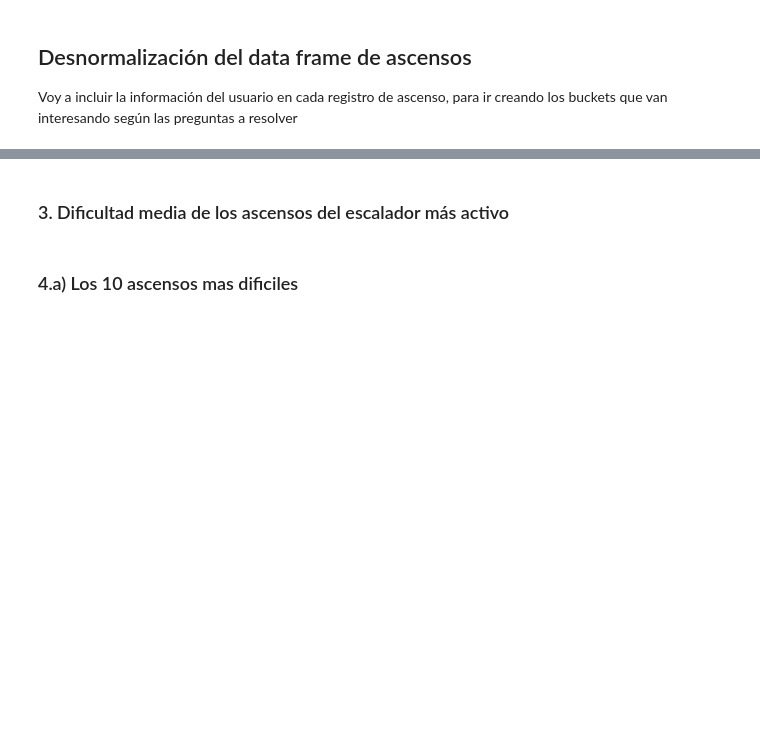
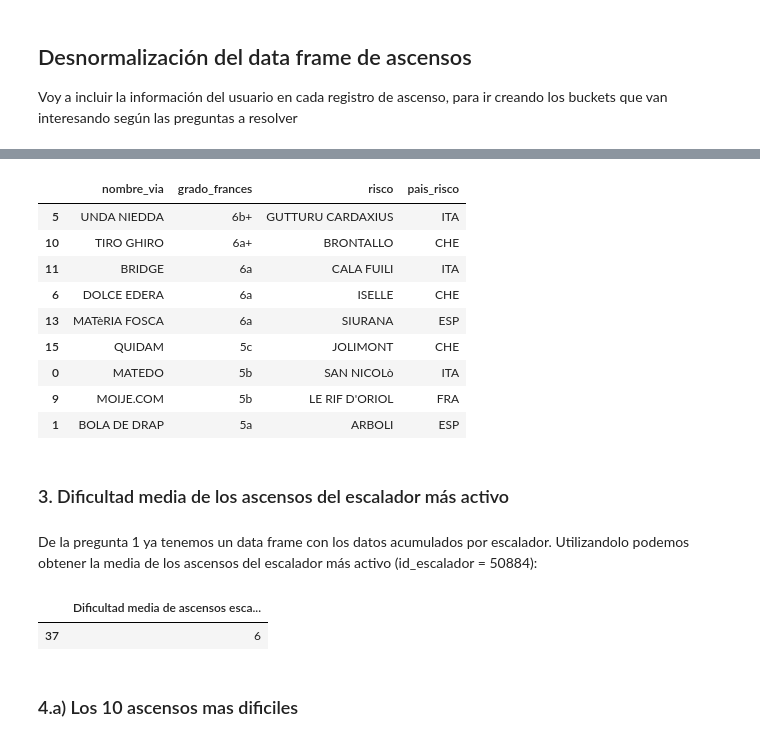
Before and after one commit to jmsanchezff/datahack_practica_bbdd, a Jupyter notebook: Riak.ipynb, the cells around one changed output, grey strips where cells are left out. Saved outputs shown, nothing was run; the diff lists cells and outputs as text; code cells hidden in the pictures; blank space fills up the shorter version.

```diff
--- a/Riak.ipynb
+++ b/Riak.ipynb
@@ -162,0 +114,10 @@ for ascensoJson in ascensosJson:
+# %%
+BUCKET_ASCENSOS = 'ascensos'
+bucket_ascensos = cliente.bucket(BUCKET_ASCENSOS)
+drop_keys(bucket_ascensos)
+
+for ascensoJson in ascensosJson:
+    key = uuid.uuid1().hex
+    ascenso = bucket_ascensos.new(key, ascensoJson)
+    ascenso.add_index('idx_IdEscalador_int', ascensoJson["id_escalador"])
+    ascenso.store()
@@ -162,0 +126,8 @@ for ascensoJson in ascensosJson:
+# %%
+BUCKET_DIFICULTADES = 'dificultades'
+bucket_dificultades = cliente.bucket(BUCKET_DIFICULTADES)
+drop_keys(bucket_dificultades)
+
+for dificultadJson in dificultadesJson:
+    dificultad = bucket_dificultades.new(str(dificultadJson["id_dificultad"]), dificultadJson)
+    dificultad.store()
@@ -162,0 +160,8 @@ for ascensoJson in ascensosJson:
+# %%
+filasDificultades = []
+for keys in bucket_dificultades.stream_keys():
+    for key in keys:
+        filasDificultades.append(bucket_dificultades.get(key).data)
+
+df_bucket_dificultades = json_to_pandas(filasDificultades);
+df_bucket_dificultades.head(3)
@@ -163,5 +215,42 @@ for ascensoJson in ascensosJson:
+# %%
+filasAscensos = []
+streamIndex = bucket_ascensos.stream_index("idx_IdEscalador_int", 53983)
+for keys in streamIndex.results:
+    for key in keys:
+        filasAscensos.append(bucket_ascensos.get(key).data)
+
+df_ascensos = json_to_pandas(filasAscensos);
+#df_ascensos.head(3)
+# %%
+df_ascensos = df_ascensos[df_ascensos['tipo_encadenamiento']=='Onsight']
+df_ascensos = df_ascensos.sort_values(['id_dificultad', 'nombre_via'],ascending=[False, True])
+df_ascensos[['nombre_via', 'grado_frances', 'risco', 'pais_risco']].head(10)
+# %% [output]
+|  | nombre_via | grado_frances | risco | pais_risco |
+| 5 | UNDA NIEDDA | 6b+ | GUTTURU CARDAXIUS | ITA |
+| 10 | TIRO GHIRO | 6a+ | BRONTALLO | CHE |
+| 11 | BRIDGE | 6a | CALA FUILI | ITA |
+| 6 | DOLCE EDERA | 6a | ISELLE | CHE |
+| 13 | MATèRIA FOSCA | 6a | SIURANA | ESP |
+| 15 | QUIDAM | 5c | JOLIMONT | CHE |
+| 0 | MATEDO | 5b | SAN NICOLò | ITA |
+| 9 | MOIJE.COM | 5b | LE RIF D'ORIOL | FRA |
+| 1 | BOLA DE DRAP | 5a | ARBOLI | ESP |
 # %% [markdown]
 ### 3. Dificultad media de los ascensos del escalador más activo
+# %% [markdown]
+De la pregunta 1 ya tenemos un data frame con los datos acumulados por escalador. Utilizandolo podemos obtener la media de los ascensos del escalador más activo (id_escalador = 50884):
+# %%
+df=df_bucket_ascensosAcumulados[df_bucket_ascensosAcumulados['id_escalador']==50884]
+id_dificultad_media = int(round(df['suma_dificultades']/df['numero_vias'],0))
+
+df = df_bucket_dificultades[df_bucket_dificultades['id_dificultad']==id_dificultad_media];
+df = df[['grado_frances']]
+df.columns=['Dificultad media de ascensos escalador mas activo']
+df
+# %% [output]
+|  | Dificultad media de ascensos esca... |
+| 37 | 6 |
 # %% [markdown]
 ### 4.a) Los 10 ascensos mas dificiles
 # %% [markdown]
```
Also changed, not shown: parts of 36 cells of this notebook, 2 other files.
